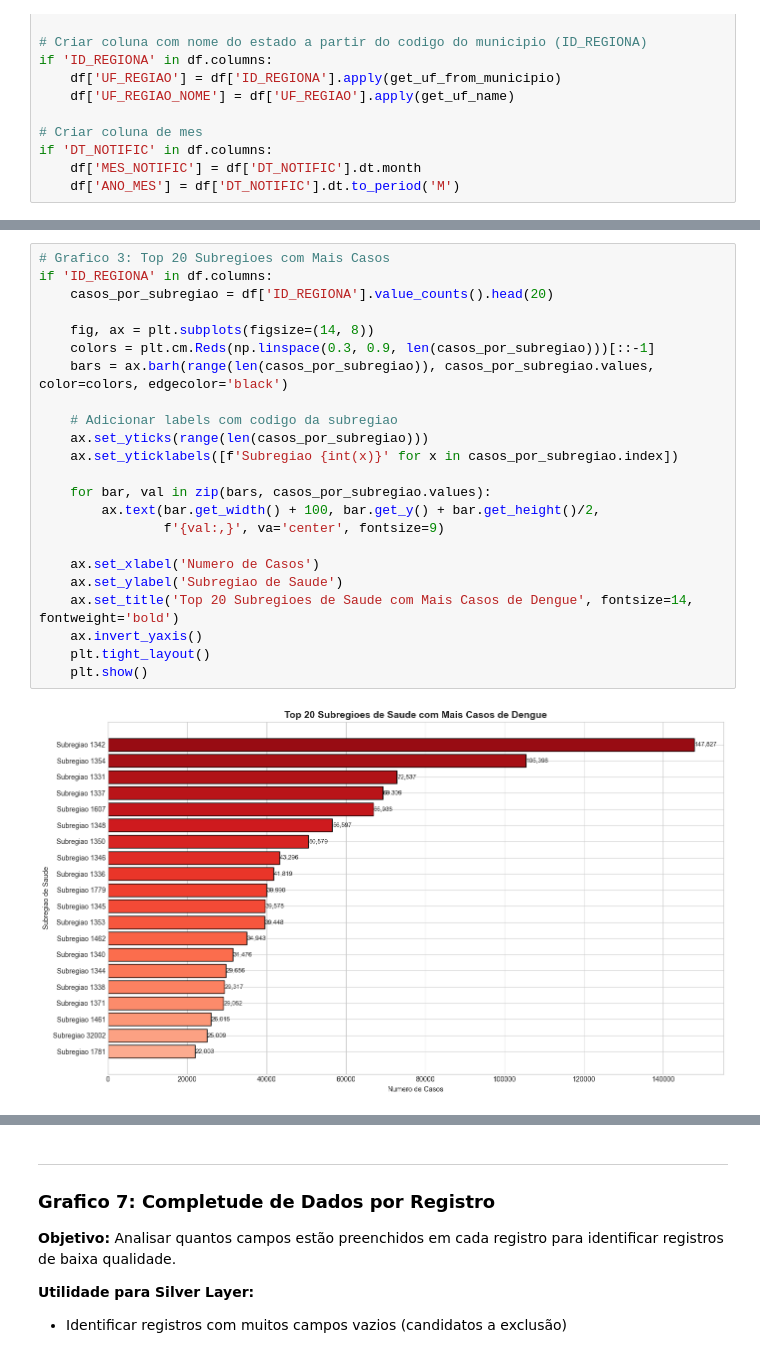
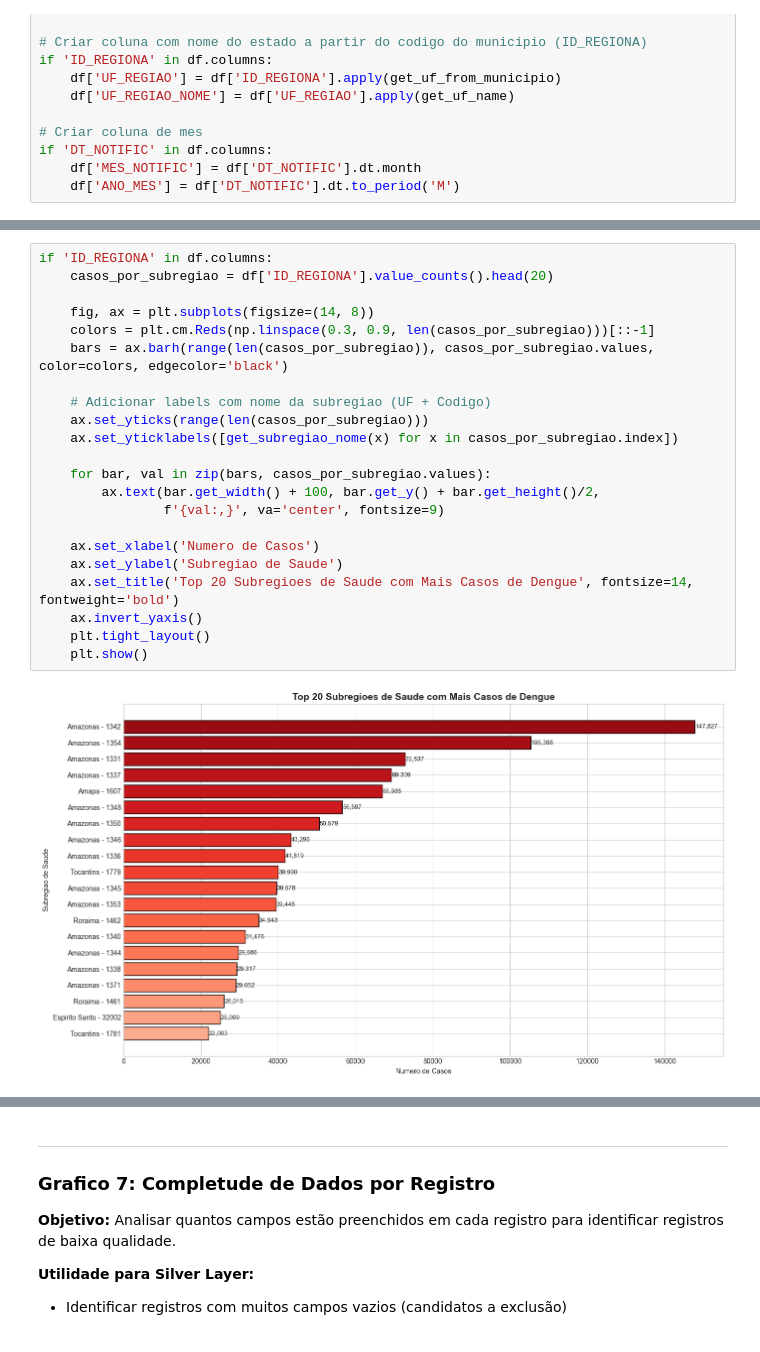
Before and after one commit to ArthurGabrieel/etl-dengue-2025, a Jupyter notebook: Trasformer/bronze_analysis.ipynb, the cells around one changed output, grey strips where cells are left out. Cells and saved outputs as stored; diff of their text form.

```diff
--- a/Trasformer/bronze_analysis.ipynb
+++ b/Trasformer/bronze_analysis.ipynb
@@ -102,25 +137,24 @@ if 'ID_REGIONA' in df.columns and 'UF_NOME' in df.columns:
 # %%
-# Grafico 3: Top 20 Subregioes com Mais Casos
 if 'ID_REGIONA' in df.columns:
     casos_por_subregiao = df['ID_REGIONA'].value_counts().head(20)
 
     fig, ax = plt.subplots(figsize=(14, 8))
     colors = plt.cm.Reds(np.linspace(0.3, 0.9, len(casos_por_subregiao)))[::-1]
     bars = ax.barh(range(len(casos_por_subregiao)), casos_por_subregiao.values, color=colors, edgecolor='black')
 
-    # Adicionar labels com codigo da subregiao
+    # Adicionar labels com nome da subregiao (UF + Codigo)
     ax.set_yticks(range(len(casos_por_subregiao)))
-    ax.set_yticklabels([f'Subregiao {int(x)}' for x in casos_por_subregiao.index])
+    ax.set_yticklabels([get_subregiao_nome(x) for x in casos_por_subregiao.index])
 
     for bar, val in zip(bars, casos_por_subregiao.values):
         ax.text(bar.get_width() + 100, bar.get_y() + bar.get_height()/2,
                 f'{val:,}', va='center', fontsize=9)
 
     ax.set_xlabel('Numero de Casos')
     ax.set_ylabel('Subregiao de Saude')
     ax.set_title('Top 20 Subregioes de Saude com Mais Casos de Dengue', fontsize=14, fontweight='bold')
     ax.invert_yaxis()
     plt.tight_layout()
     plt.show()
 # %% [output]
-[figure, old version]
+[figure, new version]
```
Also changed, not shown: parts of 23 cells of this notebook.
